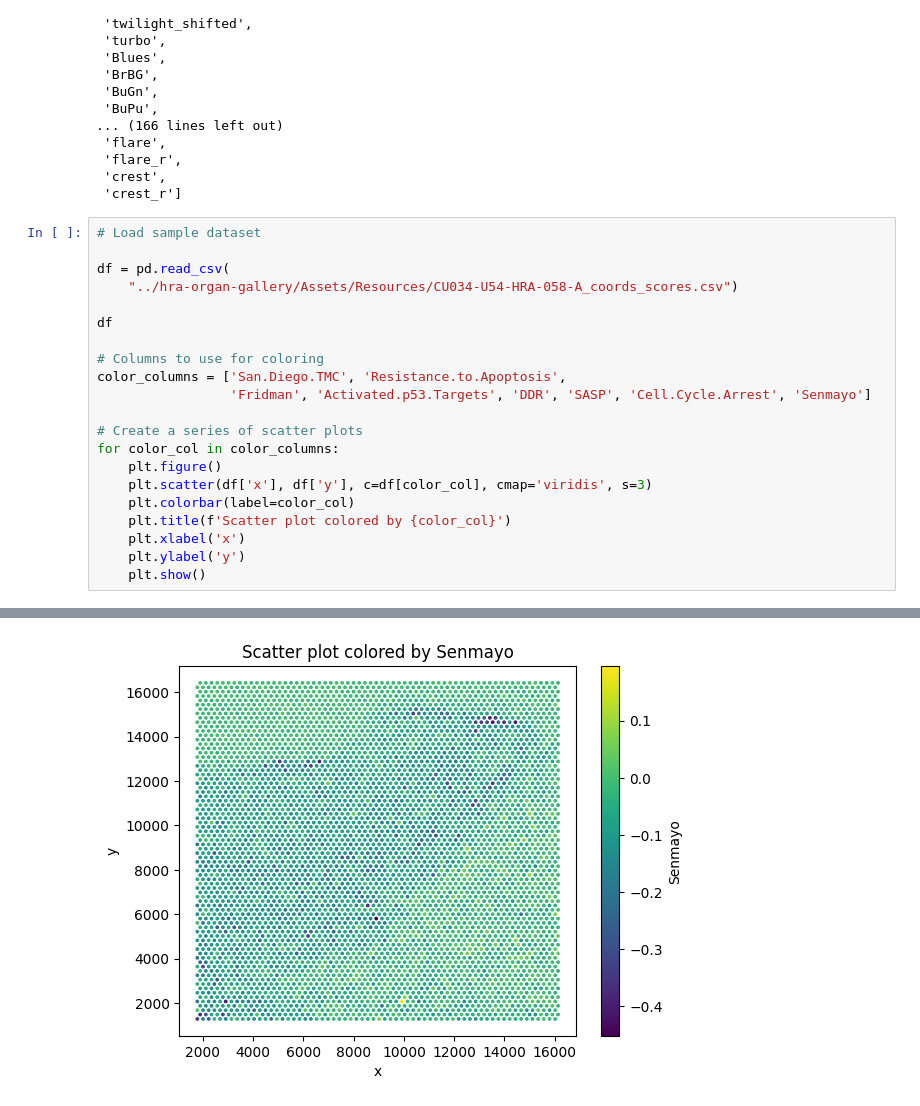
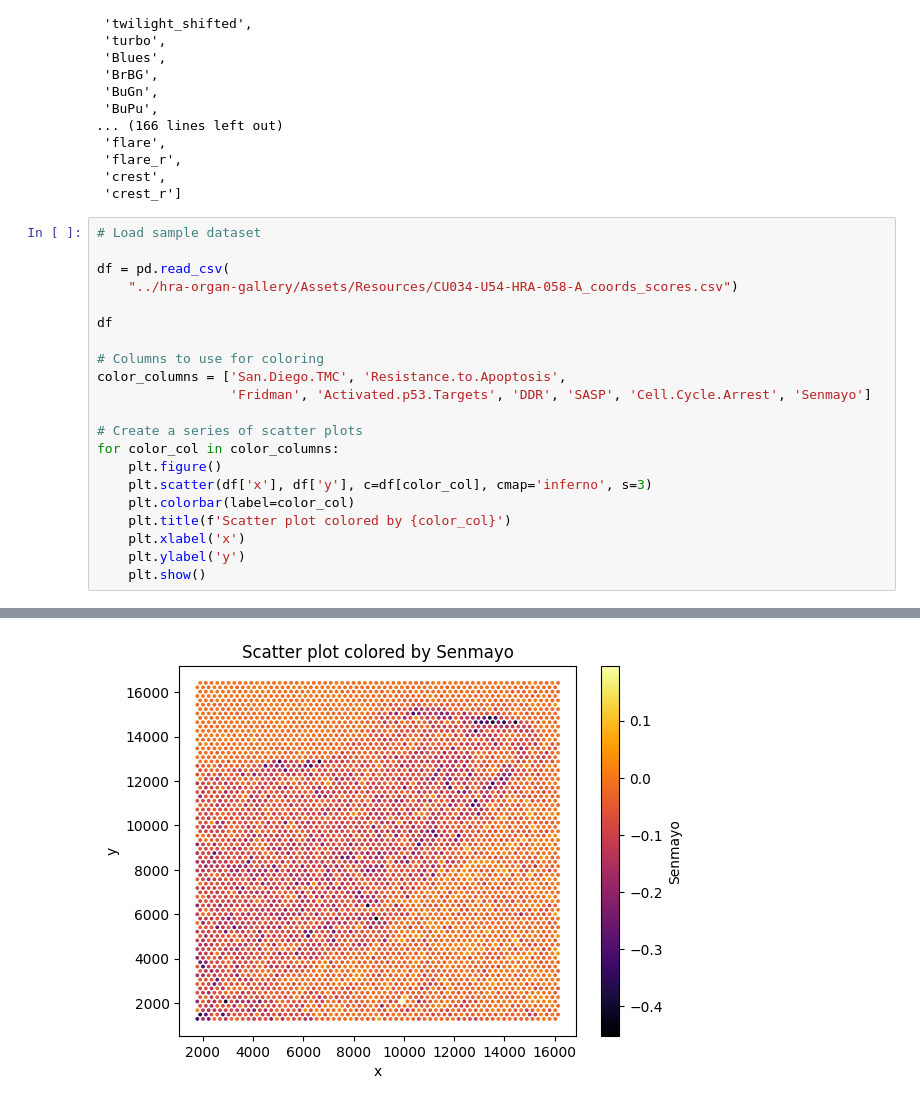
Before and after one commit to cns-iu/hra-organ-gallery-in-vr, a Jupyter notebook: data-processing/process-sennet-biomarker-data.ipynb, the cells around one changed output, grey strips where cells are left out. Cells and saved outputs as stored; diff of their text form.

```diff
--- a/data-processing/process-sennet-biomarker-data.ipynb
+++ b/data-processing/process-sennet-biomarker-data.ipynb
@@ -64,7 +64,7 @@ color_columns = ['San.Diego.TMC', 'Resistance.to.Apoptosis',
 # Create a series of scatter plots
 for color_col in color_columns:
     plt.figure()
-    plt.scatter(df['x'], df['y'], c=df[color_col], cmap='viridis', s=3)
+    plt.scatter(df['x'], df['y'], c=df[color_col], cmap='inferno', s=3)
     plt.colorbar(label=color_col)
     plt.title(f'Scatter plot colored by {color_col}')
     plt.xlabel('x')
@@ -81 +81 @@ for color_col in color_columns:
-[figure, old version]
+[figure, new version]
```
Also changed, not shown: parts of 1 cell of this notebook, 2 other files.
